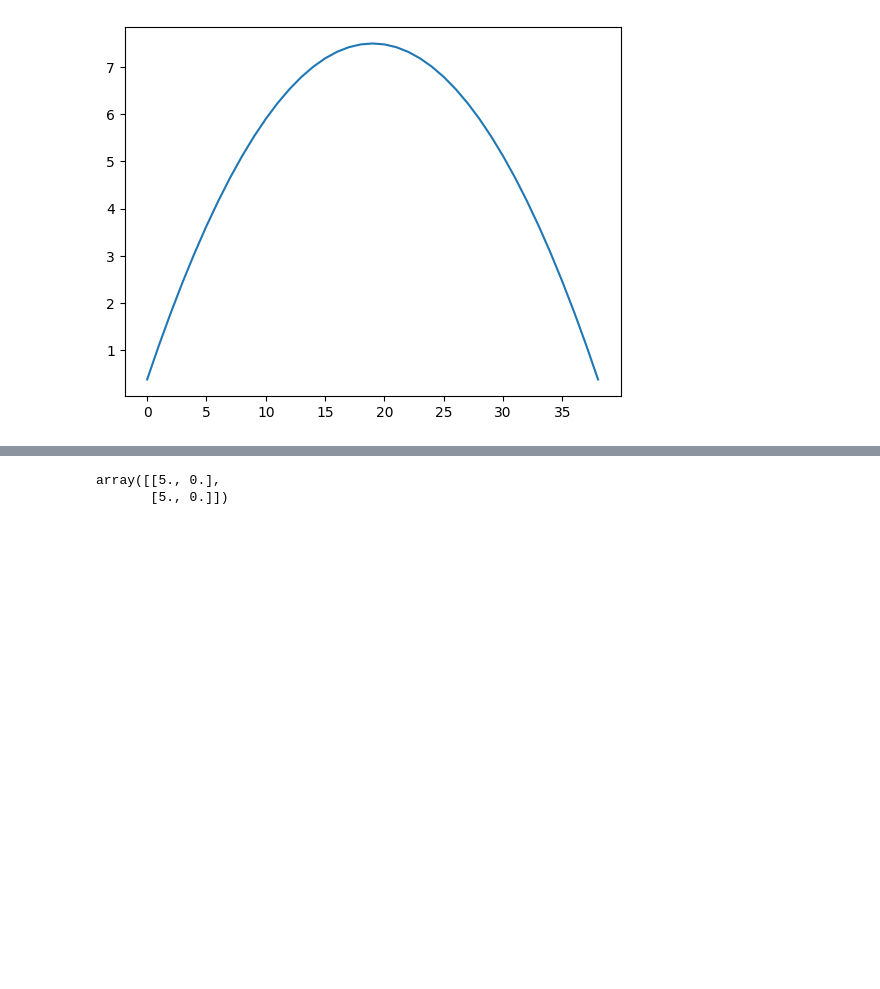
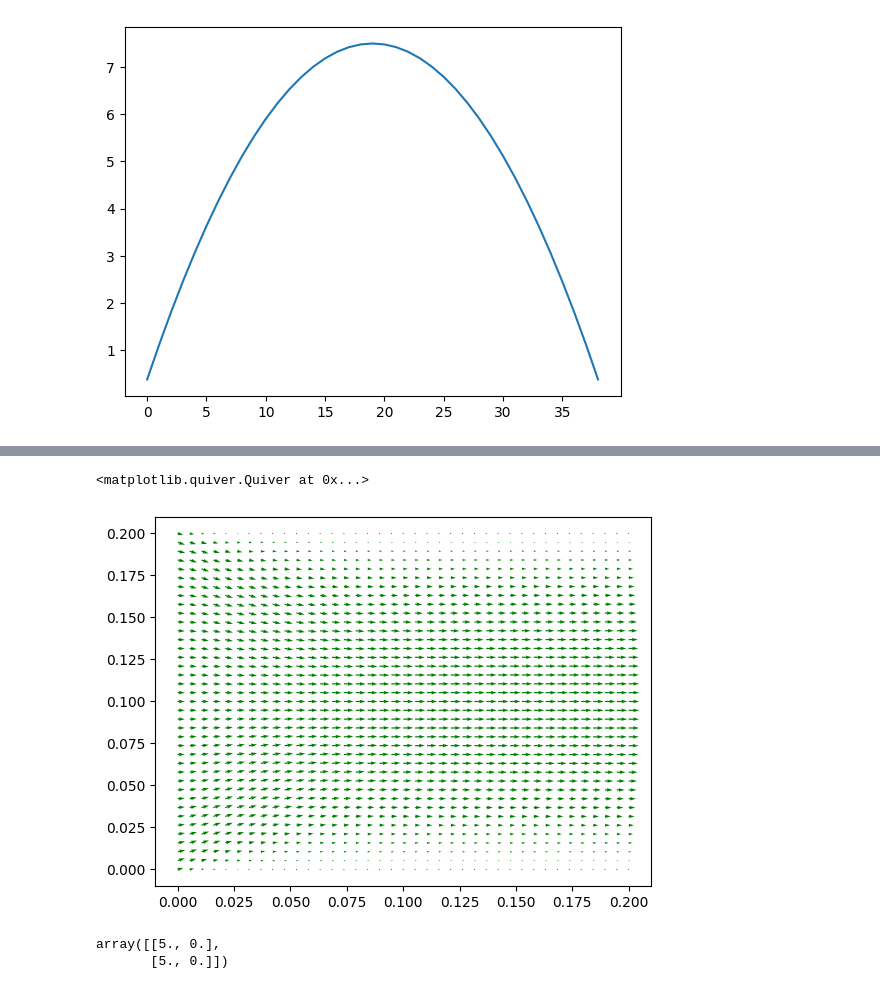
Before and after one commit to csillagu/FVM-Solver, a Jupyter notebook: investigation/poisson_inv.ipynb, the cells around one changed output, grey strips where cells are left out. Saved outputs shown, nothing was run; the diff lists cells and outputs as text; code cells hidden in the pictures; blank space fills up the shorter version.

```diff
--- a/investigation/poisson_inv.ipynb
+++ b/investigation/poisson_inv.ipynb
@@ -204,3 +204,16 @@ plt.plot(res_p[10,:])
+# %%
+x, y = np.meshgrid(np.linspace(0, 0.2, 39),
+                   np.linspace(0, 0.2, 39))
+
+# Directional vectors
+u = res_u
+v = res_v
+
+# Plotting Vector Field with QUIVER
+plt.quiver(x, y, u, v, color='g')
+# %% [output]
+<matplotlib.quiver.Quiver at 0x...>
+[figure, added]
 # %%
 asd = np.array([1,2]) @ np.array([[(-19)],[(5)]])
 x = 5
```
Also changed, not shown: parts of 3 cells of this notebook, 1 other file.
